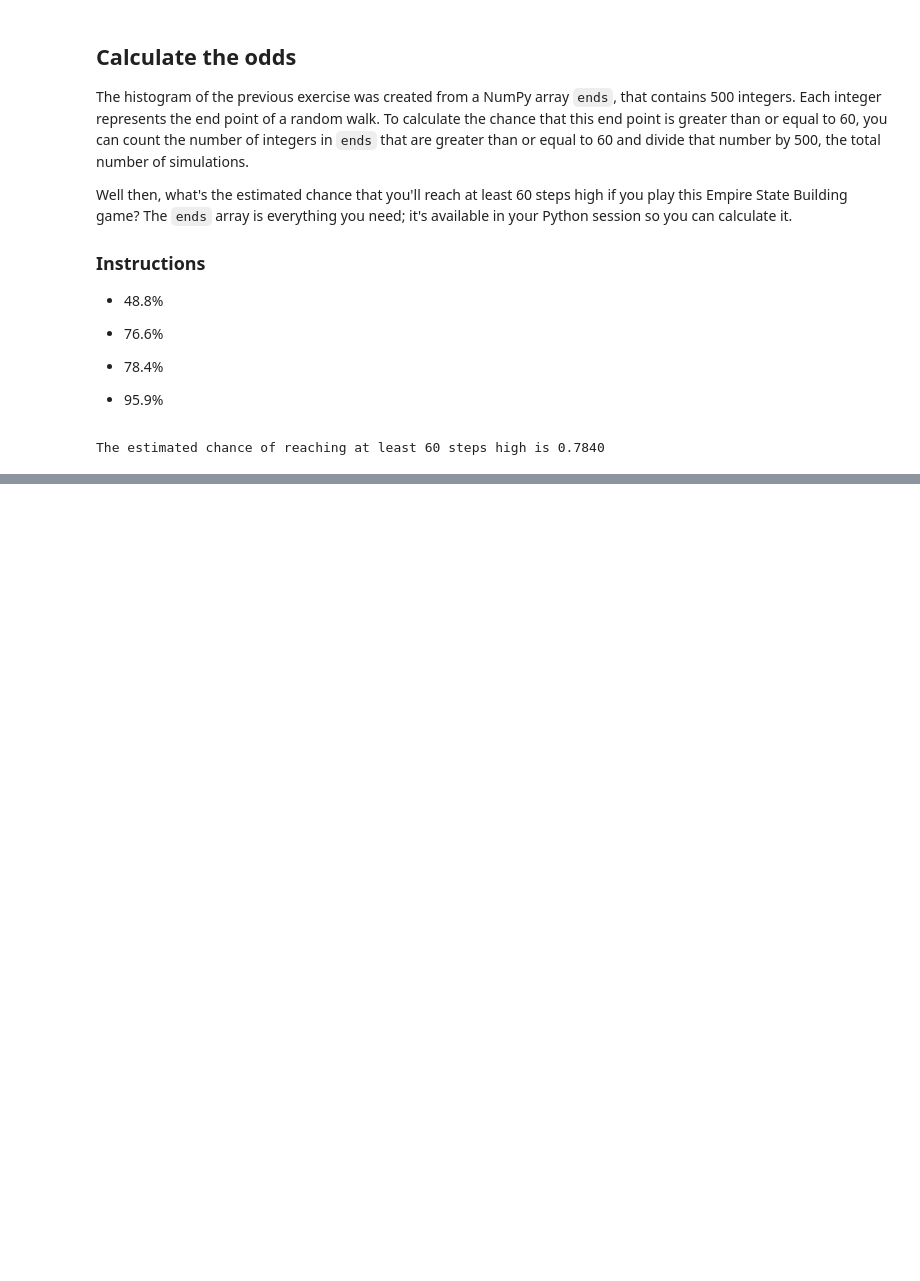
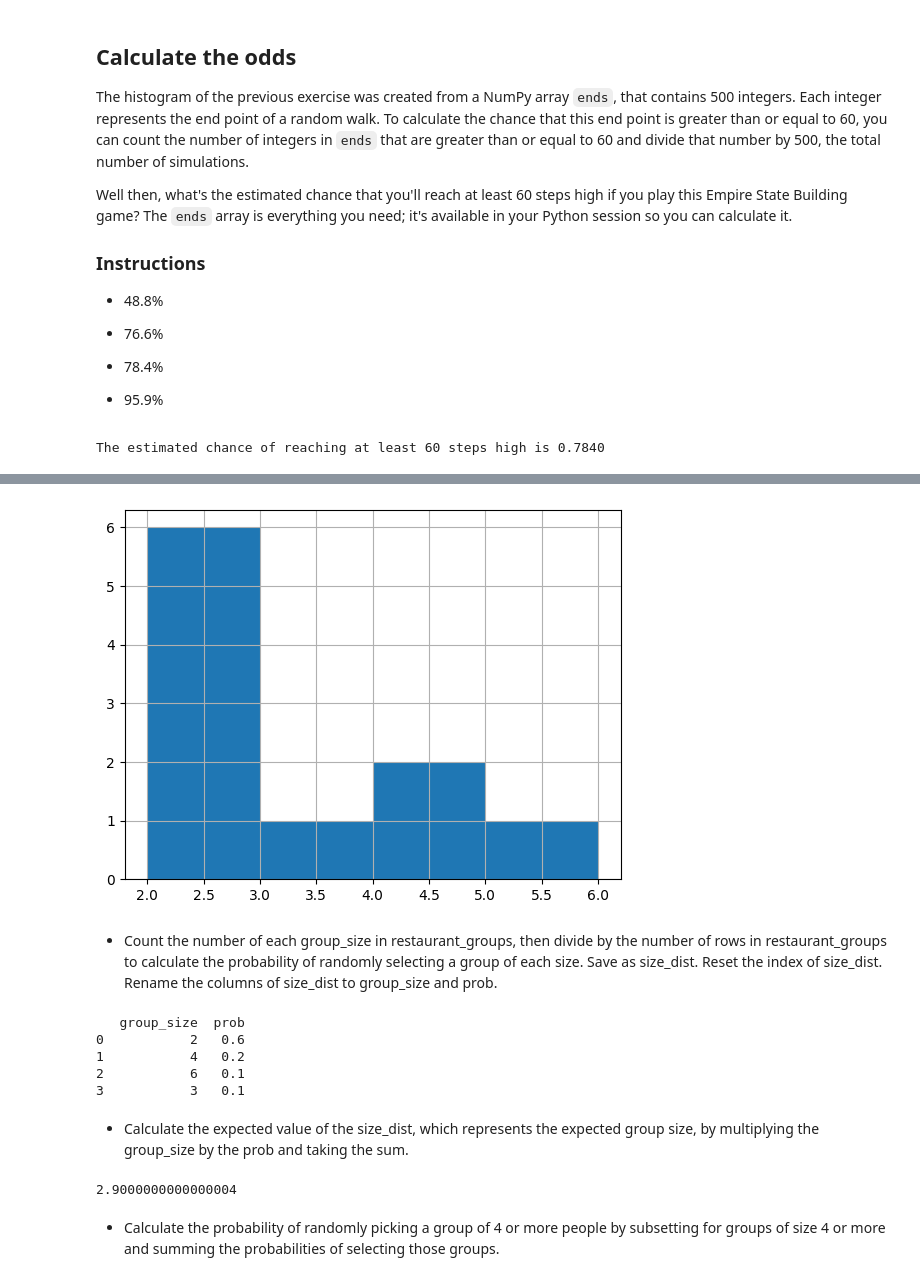
Before and after one commit to petsereypanha/python_data, a Jupyter notebook: introduction/Statistics.ipynb, the cells around one changed output, grey strips where cells are left out. Cells and saved outputs as stored; diff of their text form; code cells hidden in the pictures; blank space fills up the shorter version.

```diff
--- a/introduction/Statistics.ipynb
+++ b/introduction/Statistics.ipynb
@@ -401,0 +625,37 @@ The estimated chance of reaching at least 60 steps high is 0.7840
+# %%
+# Load the restaurant_groups DataFrame
+restaurant_groups = pd.read_csv('../data/restaurant_groups.csv')
+# Create a histogram of restaurant_groups and show plot
+restaurant_groups['group_size'].hist(bins=[2, 3, 4, 5, 6])
+plt.show()
+# %% [output]
+[figure, added]
+# %% [markdown]
+- Count the number of each group_size in restaurant_groups, then divide by the number of rows in restaurant_groups to calculate the probability of randomly selecting a group of each size. Save as size_dist.
+Reset the index of size_dist.
+Rename the columns of size_dist to group_size and prob.
+# %%
+# Create probability distribution
+size_dist = restaurant_groups['group_size'].value_counts() / len(restaurant_groups)
+
+# Reset index and rename columns
+size_dist = size_dist.reset_index()
+size_dist.columns = ['group_size', 'prob']
+
+print(size_dist)
+# %% [output]
+   group_size  prob
+0           2   0.6
+1           4   0.2
+2           6   0.1
+3           3   0.1
+# %% [markdown]
+- Calculate the expected value of the size_dist, which represents the expected group size, by multiplying the group_size by the prob and taking the sum.
+# %%
+# Calculate expected value
+expected_value = np.sum(size_dist['group_size'] * size_dist['prob'])
+print(expected_value)
+# %% [output]
+2.9000000000000004
+# %% [markdown]
+- Calculate the probability of randomly picking a group of 4 or more people by subsetting for groups of size 4 or more and summing the probabilities of selecting those groups.
```
Also changed, not shown: parts of 30 cells of this notebook, 7 other files.
